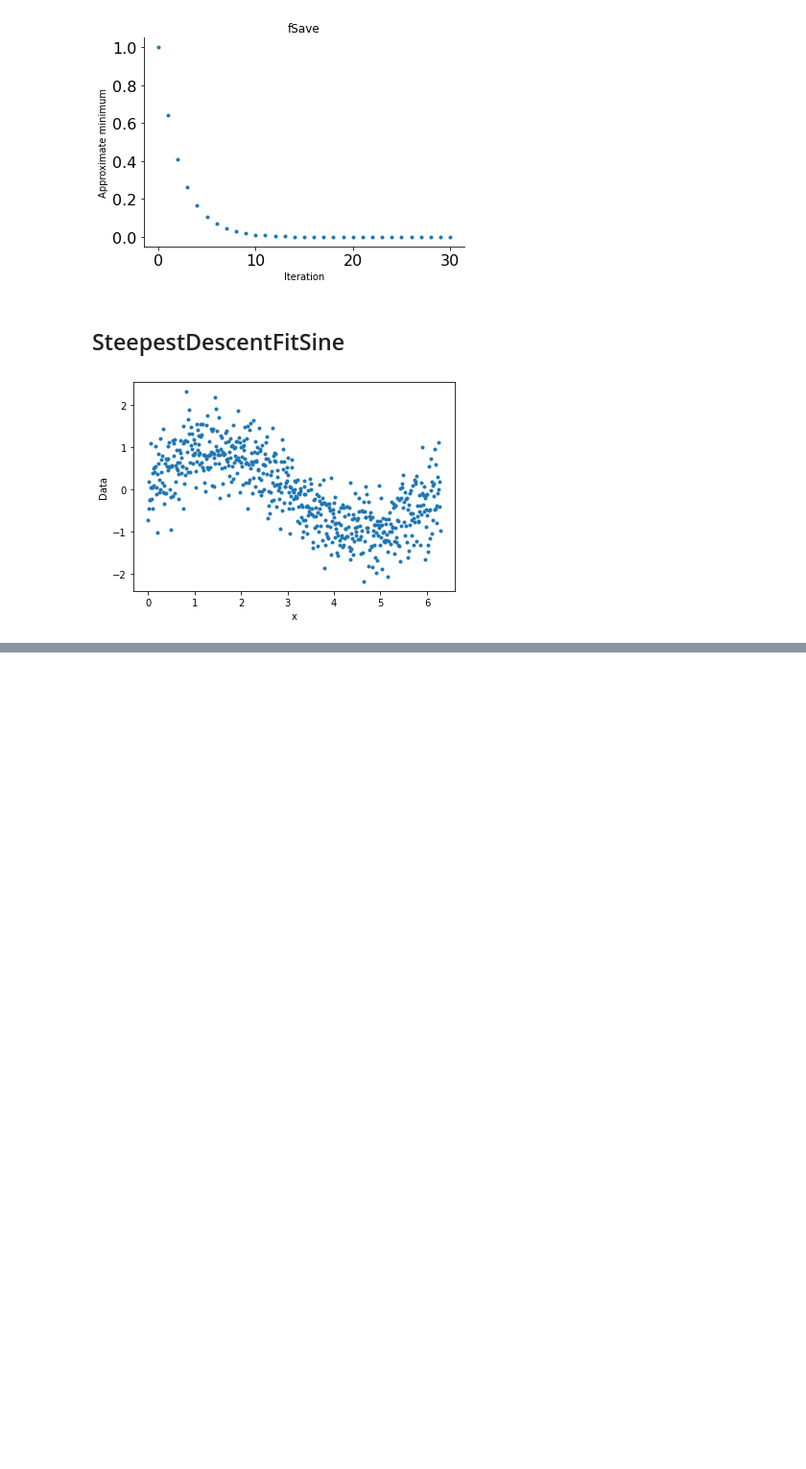
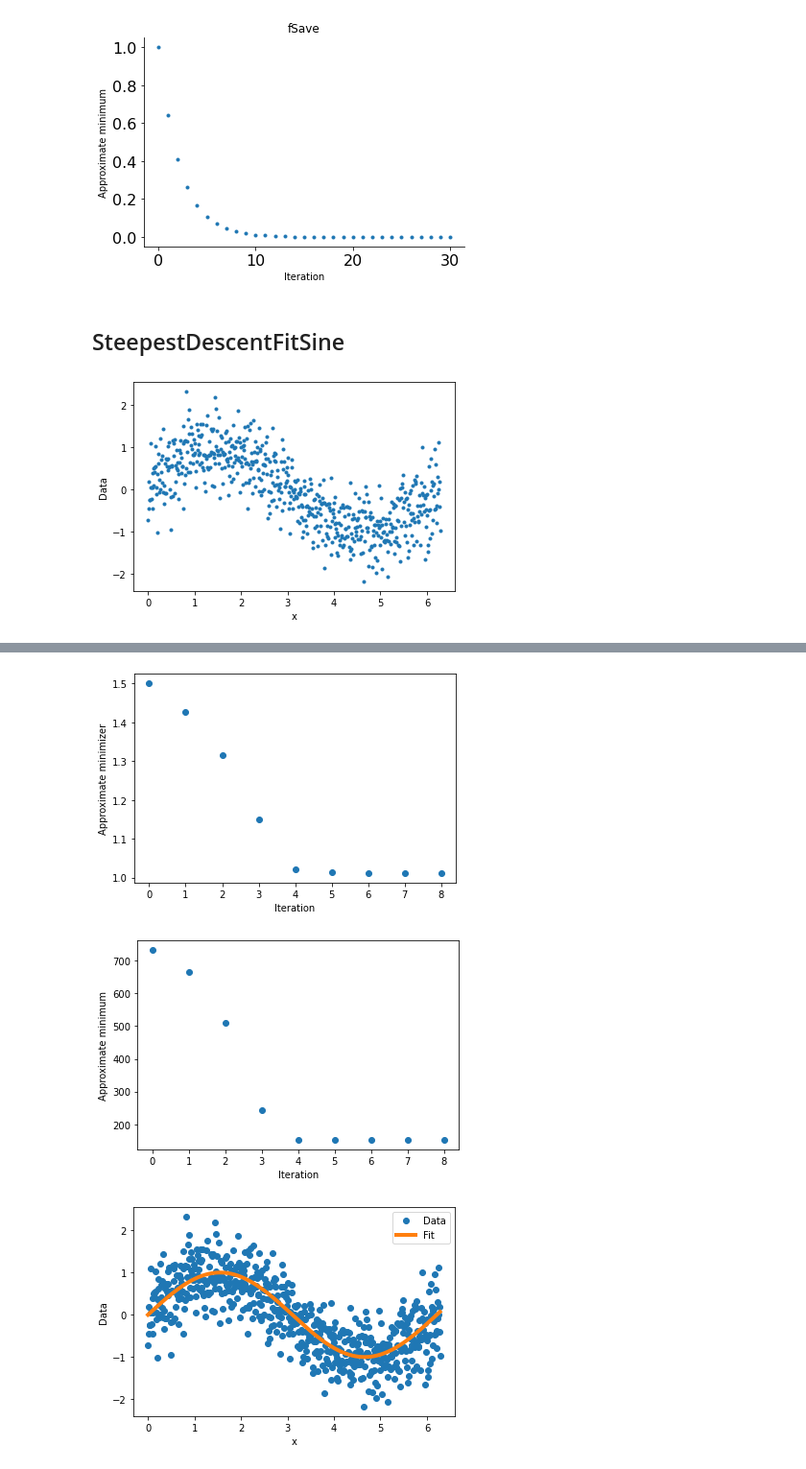
Before and after one commit to tcarrasc/SIO112_python, a Jupyter notebook: notebooks/ch2examples.ipynb, the cells around one changed output, grey strips where cells are left out. Shown at 96% size. Saved outputs shown, nothing was run; the diff lists cells and outputs as text; code cells hidden in the pictures; blank space fills up the shorter version.

Commit message:
added steepestdescentfitsine ex

```diff
--- a/notebooks/ch2examples.ipynb
+++ b/notebooks/ch2examples.ipynb
@@ -123,0 +146,51 @@ plt.ylabel('Data');
+# %%
+## Steepest descent
+om = 1.5       # initial guess
+a = .0001      # learning rate
+numIts = 100   # max number of iterations
+tol = 1e-6     # tolerance for convergence
+
+
+# pre-allocate
+omSave = np.zeros(numIts)
+omSave[0] = om
+fSave = np.zeros(numIts)
+fSave[0] = CostSineFit(om,x,d)
+count = 1
+go = 1
+
+while go == 1:
+    count = count+1
+    om = om - a * DerCostSineFit(om,x,d)
+    omSave[count-1] = om;
+    fSave[count-1] = CostSineFit(om,x,d)
+    if abs(fSave[count-1] - fSave[count-2]) < tol:
+        go = 0   # end loop with success
+    elif count > numIts:
+        go = 0   # end loop with failure
+        error('Did not converge. Try adjusting the learning rate or increase the number of iterations allowed.')
+
+omSave = omSave[:count]
+fSave = fSave[:count]
+
+plt.plot(omSave, 'o')
+plt.xlabel('Iteration')
+plt.ylabel('Approximate minimizer')
+plt.show()
+
+plt.plot(fSave,'o')
+plt.xlabel('Iteration')
+plt.ylabel('Approximate minimum');
+plt.show()
+
+omOpt = omSave[-1]
+# plot fit ontop of data
+plt.plot(x,d,'o')
+plt.plot(x,np.sin(omOpt*x),linewidth=4)
+plt.xlabel('x')
+plt.ylabel('Data')
+plt.legend(['Data', 'Fit']);
+# %% [output]
+[figure, added]
+[figure, added]
+[figure, added]
```
Also changed, not shown: parts of 4 cells of this notebook.
